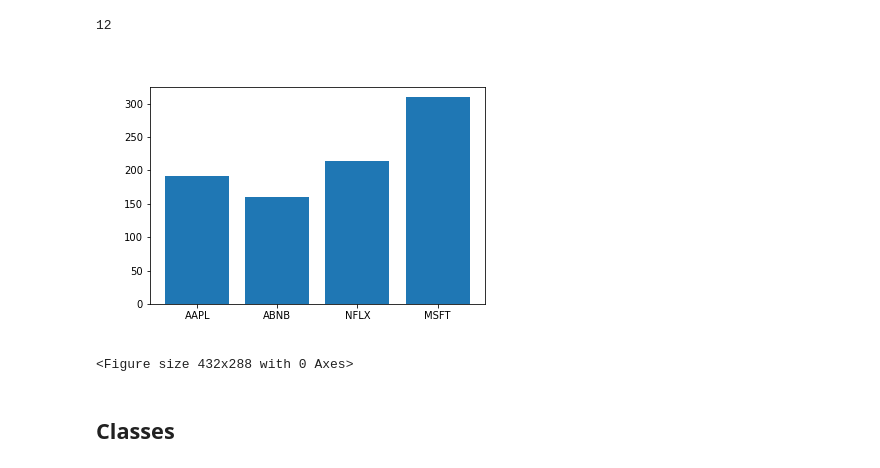
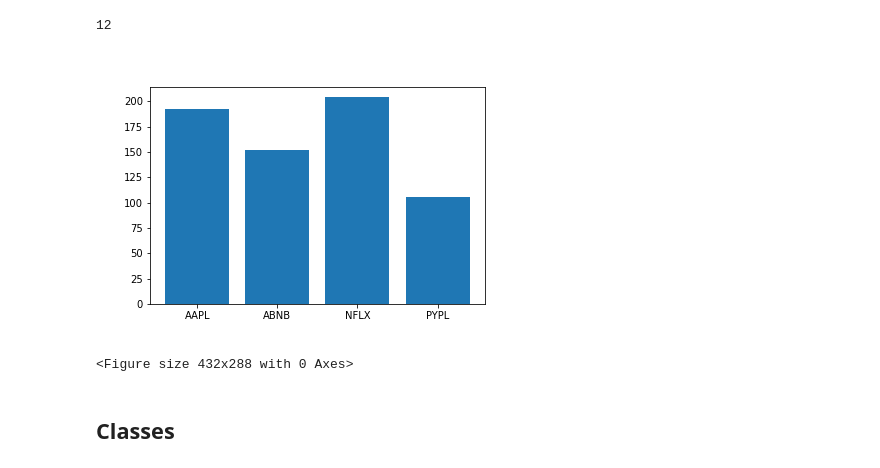
Before and after one commit to briangbh/python-vs-java, a Jupyter notebook: python-vs-java.ipynb, the cells around one changed output. Drawn from its saved outputs; the diff is of its cells as text; code cells hidden in the pictures.

```diff
--- a/python-vs-java.ipynb
+++ b/python-vs-java.ipynb
@@ -233,24 +233,24 @@ def incomplete():  # fill the body of empty stub functions with the word "pass"
 # %%
 import random
 from matplotlib import pyplot
 
 def increase_value(price: float) -> float:        # type annotations for a function, use "->" to specify return type
     increase = random.choice([0.05, 0.10, 0.20])
     return price * (1.0 + increase)
 
 stock_names  = [
-    "AAPL", "ABNB", "NFLX", "MSFT"
+    "AAPL", "ABNB", "NFLX", "PYPL"
 ]
 stock_prices = [
-    increase_value(159.95), increase_value(145.00), increase_value(194.50), increase_value(281.75)
+    increase_value(159.95), increase_value(145.00), increase_value(194.50), increase_value(87.85)
 ]
 indices = range(4)
 
 pyplot.bar(indices, stock_prices)
 pyplot.xticks(indices, stock_names)
 pyplot.show()
 # %% [output]
-[figure, old version]
+[figure, new version]
 <Figure size 432x288 with 0 Axes>
 # %% [markdown]
 ## Classes
```
Also changed, not shown: parts of 2 cells of this notebook.
